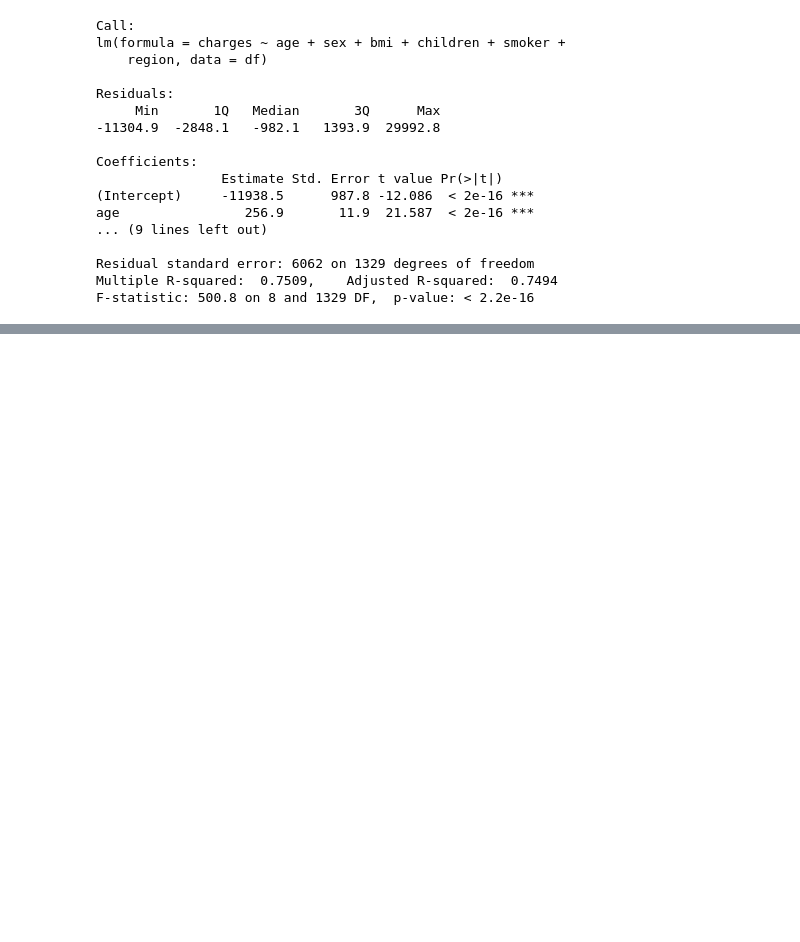
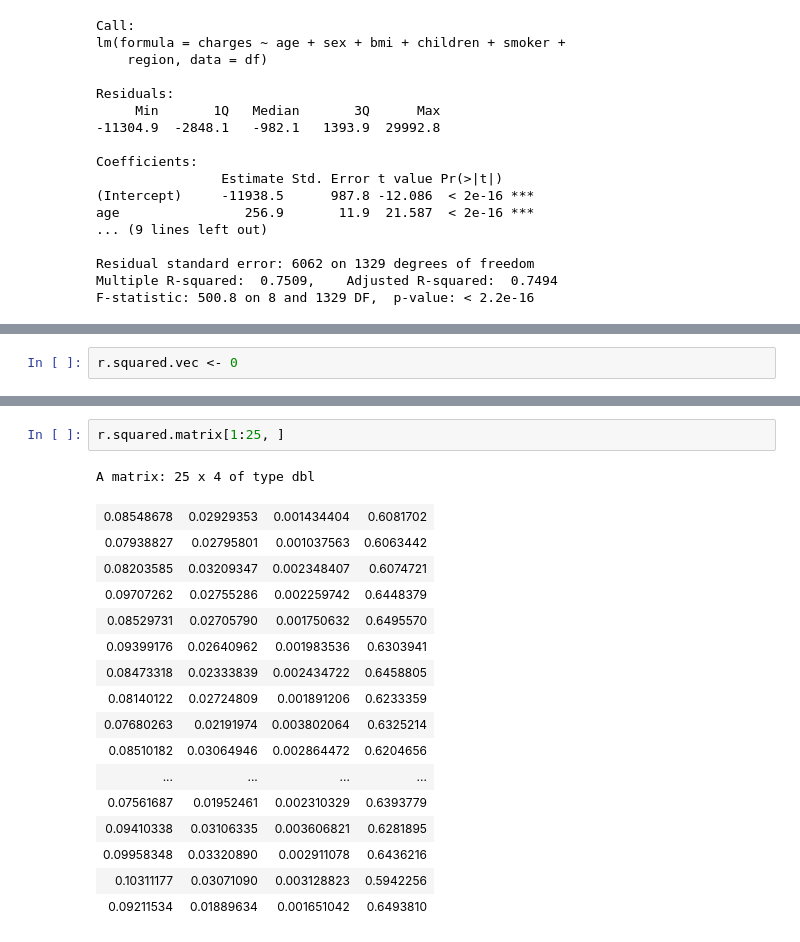
Before and after one commit to cosmicstack/var-explain, a Jupyter notebook: linearReg_R.ipynb, the cells around one changed output, grey strips where cells are left out. Drawn from its saved outputs; the diff is of its cells as text; blank space fills up the shorter version.

```diff
--- a/linearReg_R.ipynb
+++ b/linearReg_R.ipynb
@@ -57,0 +79,2 @@ plot(model)
+# %%
+r.squared.vec <- 0
@@ -57,0 +110,20 @@ plot(model)
+# %%
+r.squared.matrix[1:25, ]
+# %% [output]
+A matrix: 25 x 4 of type dbl
+| 0.08548678 | 0.02929353 | 0.001434404 | 0.6081702 |
+| 0.07938827 | 0.02795801 | 0.001037563 | 0.6063442 |
+| 0.08203585 | 0.03209347 | 0.002348407 | 0.6074721 |
+| 0.09707262 | 0.02755286 | 0.002259742 | 0.6448379 |
+| 0.08529731 | 0.02705790 | 0.001750632 | 0.6495570 |
+| 0.09399176 | 0.02640962 | 0.001983536 | 0.6303941 |
+| 0.08473318 | 0.02333839 | 0.002434722 | 0.6458805 |
+| 0.08140122 | 0.02724809 | 0.001891206 | 0.6233359 |
+| 0.07680263 | 0.02191974 | 0.003802064 | 0.6325214 |
+| 0.08510182 | 0.03064946 | 0.002864472 | 0.6204656 |
+| ... | ... | ... | ... |
+| 0.07561687 | 0.01952461 | 0.002310329 | 0.6393779 |
+| 0.09410338 | 0.03106335 | 0.003606821 | 0.6281895 |
+| 0.09958348 | 0.03320890 | 0.002911078 | 0.6436216 |
+| 0.10311177 | 0.03071090 | 0.003128823 | 0.5942256 |
+| 0.09211534 | 0.01889634 | 0.001651042 | 0.6493810 |
```
Also changed, not shown: parts of 14 cells of this notebook.
